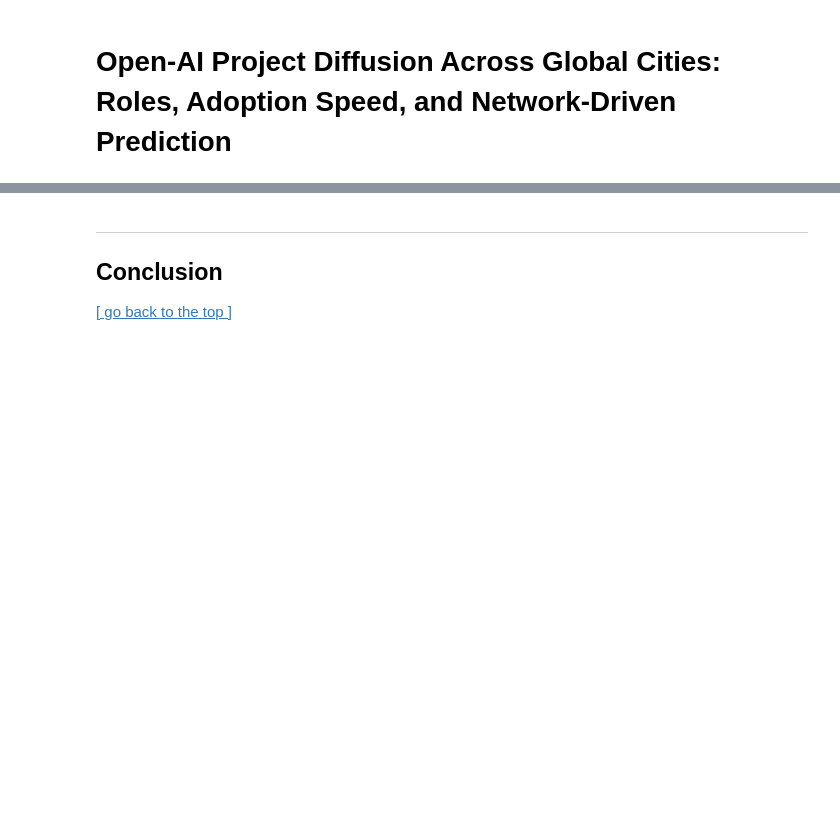
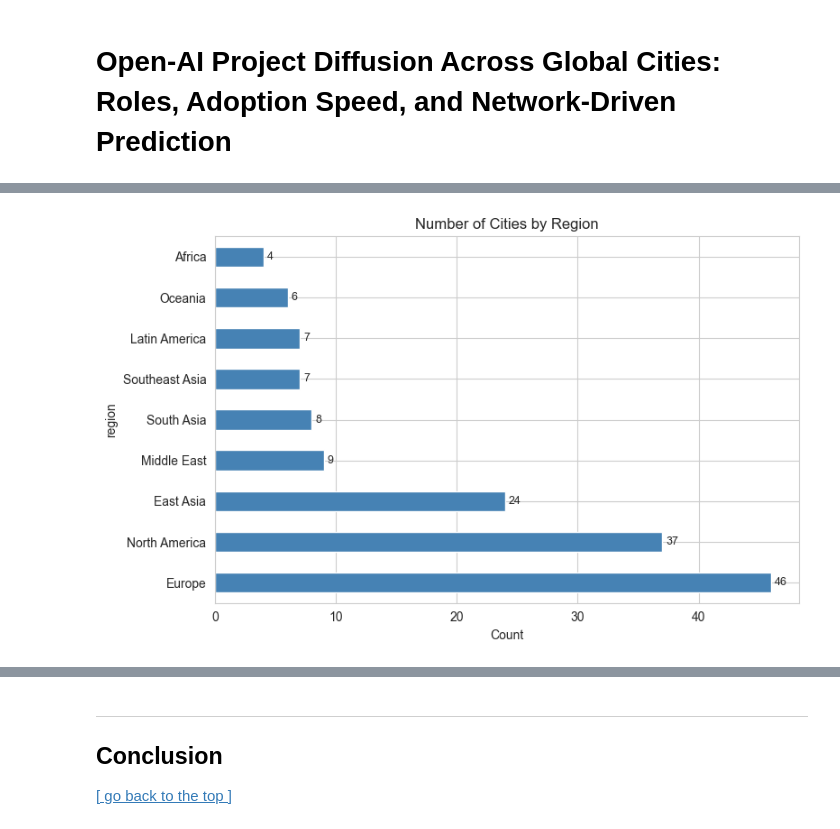
Before and after one commit to XINRUIQI/CASA0006-DSSS-Assessment, a Jupyter notebook: Tem_20260503.1.ipynb, the cells around one changed output, grey strips where cells are left out. Saved outputs shown, nothing was run; the diff lists cells and outputs as text; code cells hidden in the pictures; blank space fills up the shorter version.

```diff
--- a/Tem_20260503.1.ipynb
+++ b/Tem_20260503.1.ipynb
@@ -244,0 +371,15 @@ Source: see [link](https://linkinghub.elsevier.com/retrieve/pii/S221067072200443
+# %%
+# Categorical variable distributions
+fig, ax = plt.subplots(figsize=(8, 5))
+
+region_counts = city_attr['region'].value_counts()
+region_counts.plot.barh(ax=ax, color='steelblue', edgecolor='white')
+ax.set_title('Number of Cities by Region')
+ax.set_xlabel('Count')
+for i, v in enumerate(region_counts.values):
+    ax.text(v + 0.3, i, str(v), va='center', fontsize=9)
+
+plt.tight_layout()
+plt.show()
+# %% [output]
+[figure, added]
```
Also changed, not shown: parts of 143 cells of this notebook, 9 other files.
